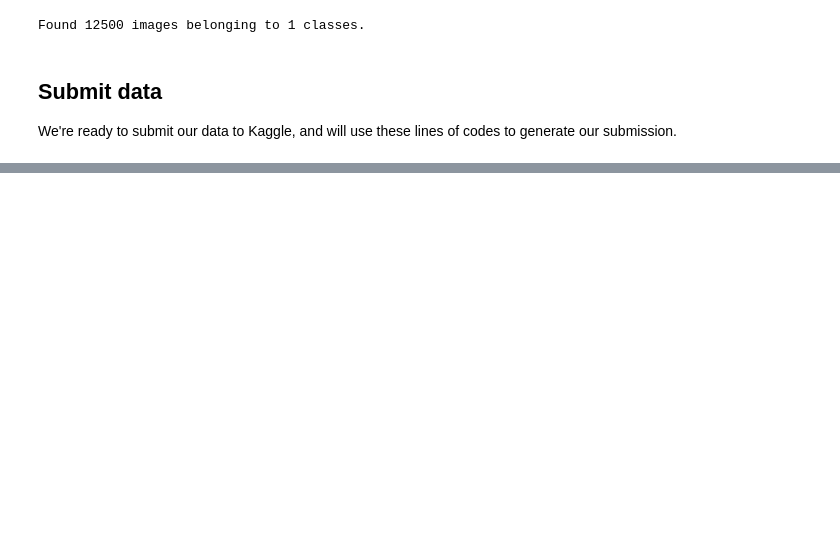
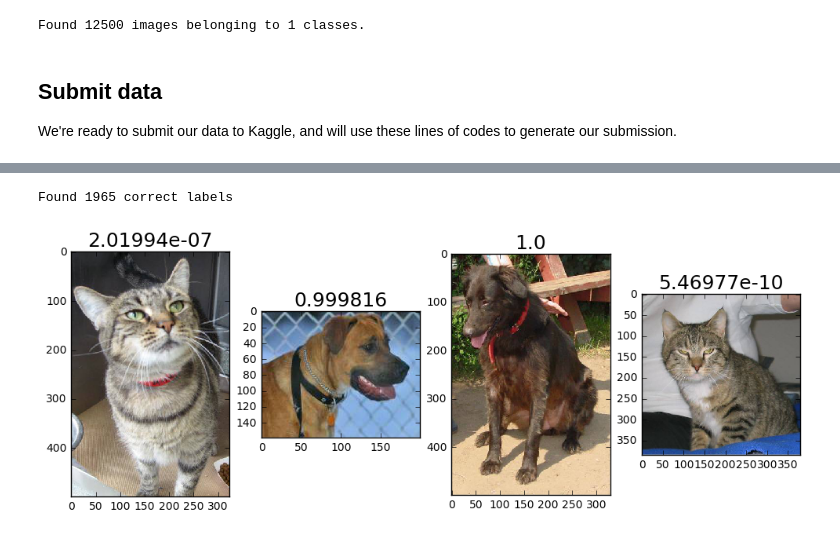
Before and after one commit to NegatioN/KaggleDogsCatsRedux, a Jupyter notebook: Fully CNN.ipynb, the cells around one changed output, grey strips where cells are left out. Saved outputs shown, nothing was run; the diff lists cells and outputs as text; code cells hidden in the pictures; blank space fills up the shorter version.

```diff
--- a/Fully CNN.ipynb
+++ b/Fully CNN.ipynb
@@ -234,0 +257,2 @@ np.savetxt(submission_file_name, subm, fmt='%d,%.5f', header='id,label', comment
+# %%
+probs = lrg_model.predict_generator(val_batches, val_batches.nb_sample)
@@ -234,0 +270,2 @@ np.savetxt(submission_file_name, subm, fmt='%d,%.5f', header='id,label', comment
+# %%
+expected_labels = val_batches.classes #0 or 1
@@ -234,0 +290,13 @@ np.savetxt(submission_file_name, subm, fmt='%d,%.5f', header='id,label', comment
+# %%
+our_predictions = probs[:,1]
+tmp = our_predictions > 0.5
+our_labels = tmp.astype(int)
+# %%
+#1. A few correct labels at random
+correct = np.where(our_labels==expected_labels)[0]
+print("Found %d correct labels" % len(correct))
+idx = permutation(correct)[:n_view]
+plots_idx(idx, our_predictions[idx])
+# %% [output]
+Found 1965 correct labels
+[figure, added]
```
Also changed, not shown: parts of 31 cells of this notebook.
